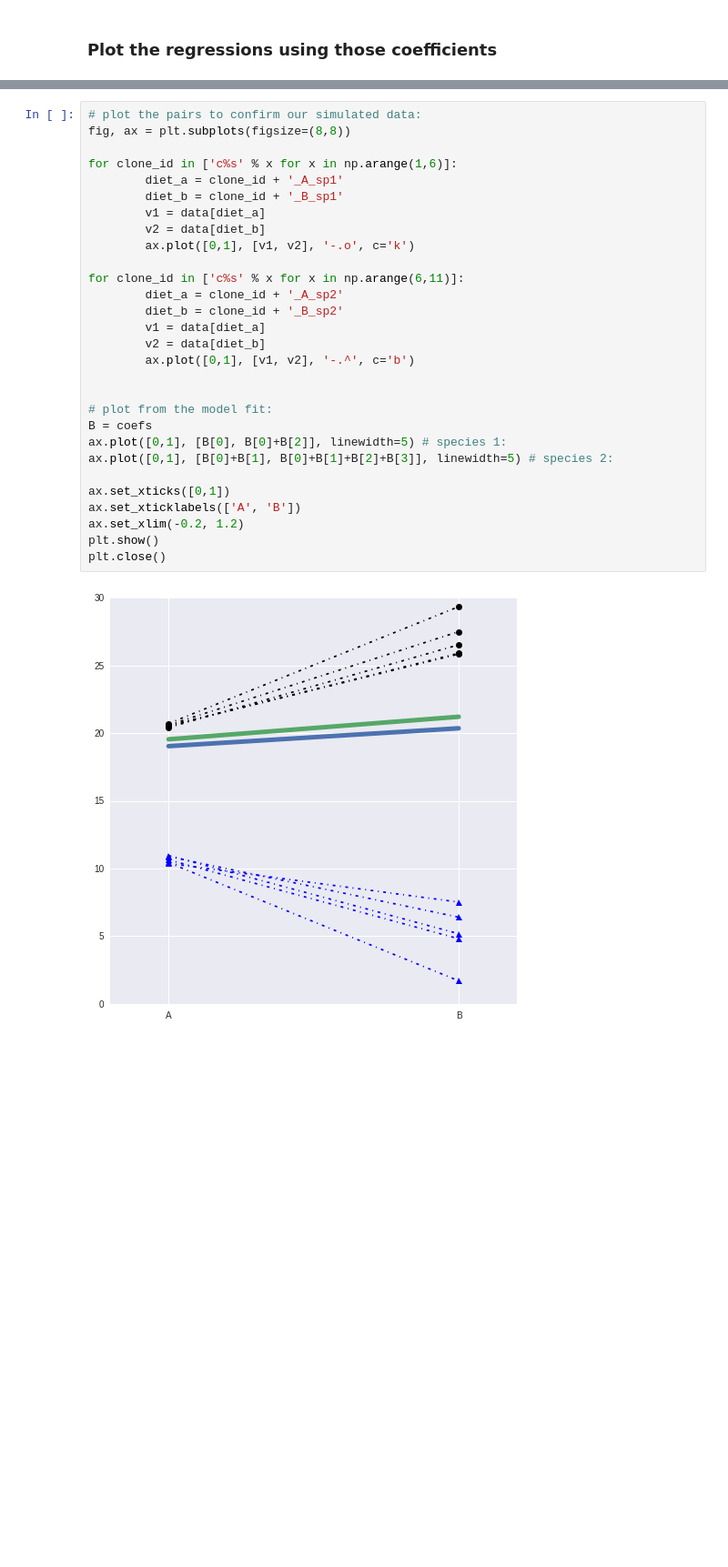
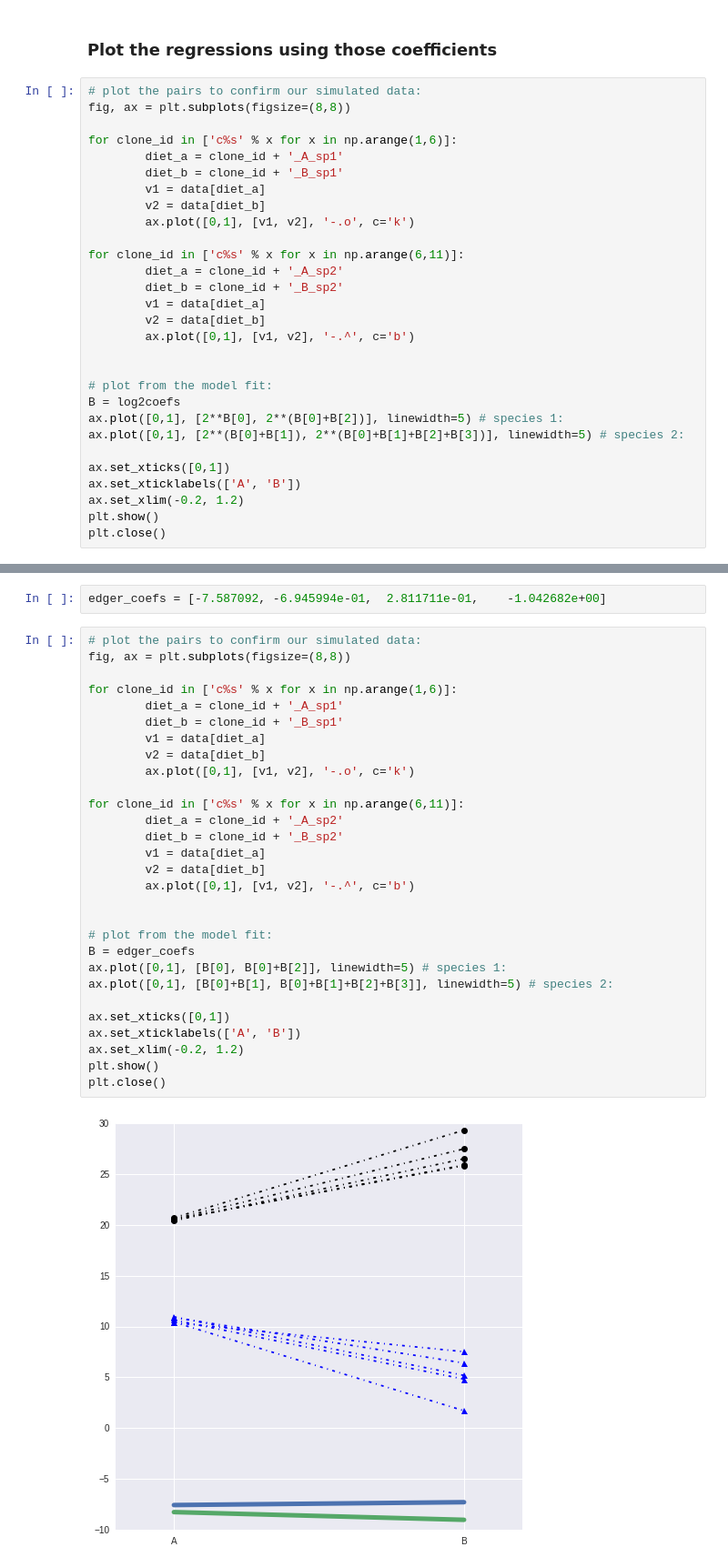
Before and after one commit to blawney/deseq2_model, a Jupyter notebook: clone_example.ipynb, the cells around one changed output, grey strips where cells are left out. Shown at 91% size. Drawn from its saved outputs; the diff is of its cells as text; blank space fills up the shorter version.

```diff
--- a/clone_example.ipynb
+++ b/clone_example.ipynb
@@ -306,2 +302,31 @@ array([ 19.04328946,   0.50674642,   1.32034139,   0.3451179 ])
 # %% [markdown]
 ### Plot the regressions using those coefficients
+# %%
+# plot the pairs to confirm our simulated data:
+fig, ax = plt.subplots(figsize=(8,8))
+
+for clone_id in ['c%s' % x for x in np.arange(1,6)]:
+        diet_a = clone_id + '_A_sp1'
+        diet_b = clone_id + '_B_sp1'
+        v1 = data[diet_a]
+        v2 = data[diet_b]
+        ax.plot([0,1], [v1, v2], '-.o', c='k')
+
+for clone_id in ['c%s' % x for x in np.arange(6,11)]:
+        diet_a = clone_id + '_A_sp2'
+        diet_b = clone_id + '_B_sp2'
+        v1 = data[diet_a]
+        v2 = data[diet_b]
+        ax.plot([0,1], [v1, v2], '-.^', c='b')
+
+
+# plot from the model fit:
+B = log2coefs
+ax.plot([0,1], [2**B[0], 2**(B[0]+B[2])], linewidth=5) # species 1:
+ax.plot([0,1], [2**(B[0]+B[1]), 2**(B[0]+B[1]+B[2]+B[3])], linewidth=5) # species 2:
+
+ax.set_xticks([0,1])
+ax.set_xticklabels(['A', 'B'])
+ax.set_xlim(-0.2, 1.2)
+plt.show()
+plt.close()
@@ -308,31 +337,33 @@ array([ 19.04328946,   0.50674642,   1.32034139,   0.3451179 ])
+# %%
+edger_coefs = [-7.587092, -6.945994e-01,  2.811711e-01,    -1.042682e+00]
 # %%
 # plot the pairs to confirm our simulated data:
 fig, ax = plt.subplots(figsize=(8,8))
 
 for clone_id in ['c%s' % x for x in np.arange(1,6)]:
         diet_a = clone_id + '_A_sp1'
         diet_b = clone_id + '_B_sp1'
         v1 = data[diet_a]
         v2 = data[diet_b]
         ax.plot([0,1], [v1, v2], '-.o', c='k')
 
 for clone_id in ['c%s' % x for x in np.arange(6,11)]:
         diet_a = clone_id + '_A_sp2'
         diet_b = clone_id + '_B_sp2'
         v1 = data[diet_a]
         v2 = data[diet_b]
         ax.plot([0,1], [v1, v2], '-.^', c='b')
 
 
 # plot from the model fit:
-B = coefs
+B = edger_coefs
 ax.plot([0,1], [B[0], B[0]+B[2]], linewidth=5) # species 1:
 ax.plot([0,1], [B[0]+B[1], B[0]+B[1]+B[2]+B[3]], linewidth=5) # species 2:
 
 ax.set_xticks([0,1])
 ax.set_xticklabels(['A', 'B'])
 ax.set_xlim(-0.2, 1.2)
 plt.show()
 plt.close()
 # %% [output]
-[figure, old version]
+[figure, new version]
```
Also changed, not shown: parts of 6 cells of this notebook.
